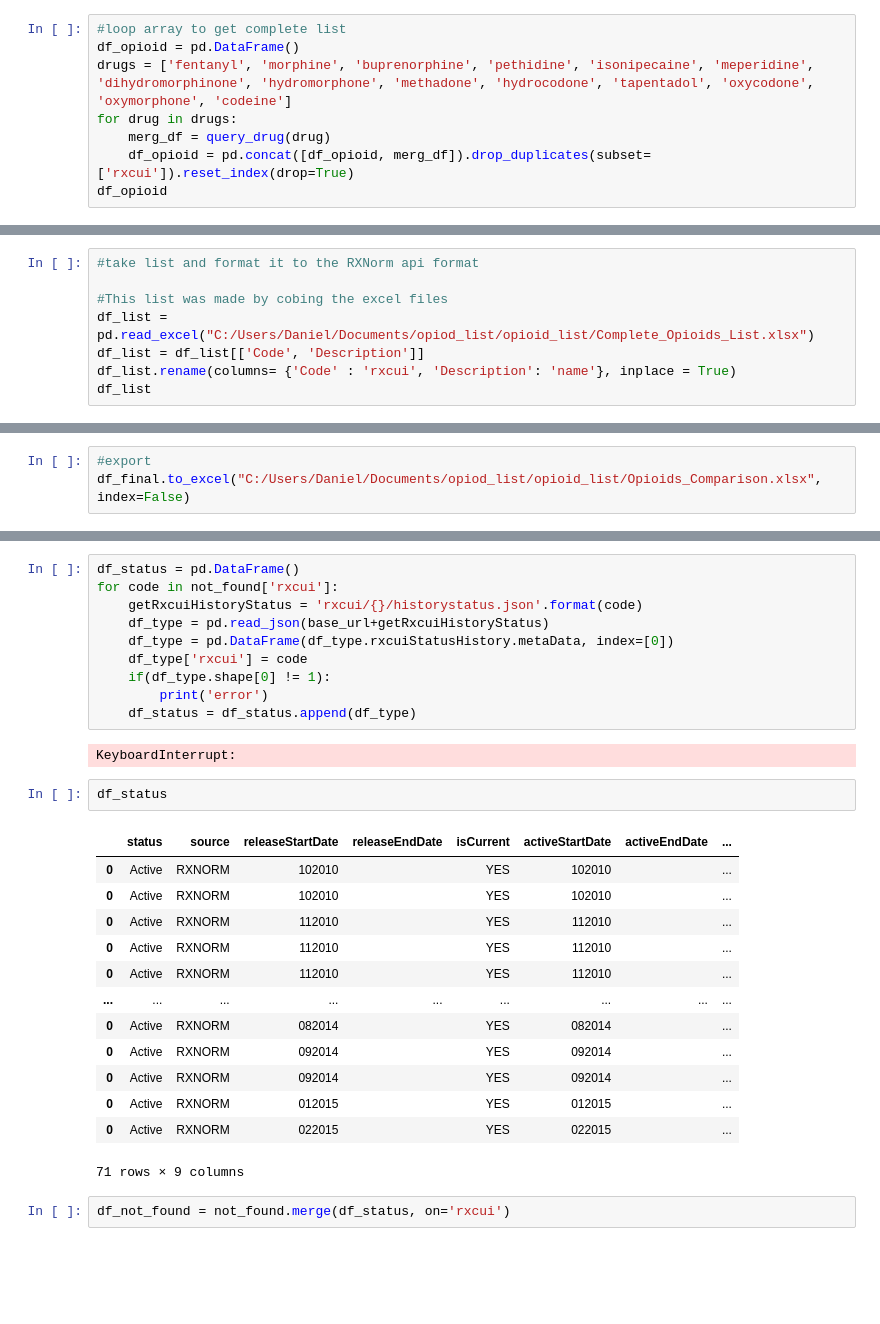
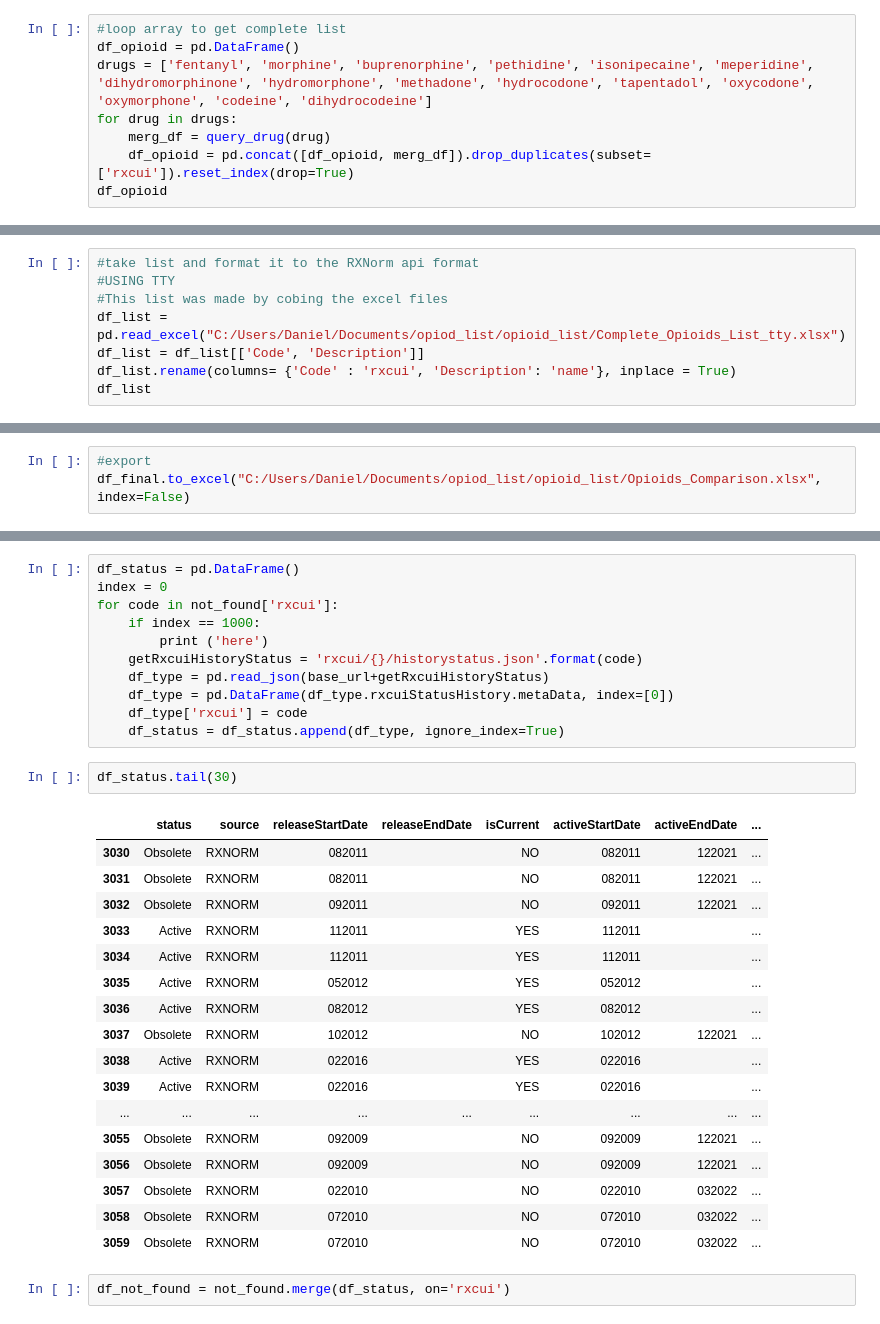
Before and after one commit to danielhmendoza01/Automatic_Code_Sets, a Jupyter notebook: Opioid_Query.ipynb, the cells around one changed output, grey strips where cells are left out. Drawn from its saved outputs; the diff is of its cells as text; blank space fills up the shorter version.

```diff
--- a/Opioid_Query.ipynb
+++ b/Opioid_Query.ipynb
@@ -45,7 +61,7 @@ query_drug('fentanyl')
 # %%
 #loop array to get complete list
 df_opioid = pd.DataFrame()
-drugs = ['fentanyl', 'morphine', 'buprenorphine', 'pethidine', 'isonipecaine', 'meperidine', 'dihydromorphinone', 'hydromorphone', 'methadone', 'hydrocodone', 'tapentadol', 'oxycodone', 'oxymorphone', 'codeine']
+drugs = ['fentanyl', 'morphine', 'buprenorphine', 'pethidine', 'isonipecaine', 'meperidine', 'dihydromorphinone', 'hydromorphone', 'methadone', 'hydrocodone', 'tapentadol', 'oxycodone', 'oxymorphone', 'codeine', 'dihydrocodeine']
 for drug in drugs:
     merg_df = query_drug(drug)
     df_opioid = pd.concat([df_opioid, merg_df]).drop_duplicates(subset=['rxcui']).reset_index(drop=True)
@@ -86,8 +102,8 @@ df_opioid
 # %%
 #take list and format it to the RXNorm api format
-
+#USING TTY
 #This list was made by cobing the excel files
-df_list = pd.read_excel("C:/Users/Daniel/Documents/opiod_list/opioid_list/Complete_Opioids_List.xlsx")
+df_list = pd.read_excel("C:/Users/Daniel/Documents/opiod_list/opioid_list/Complete_Opioids_List_tty.xlsx")
 df_list = df_list[['Code', 'Description']]
 df_list.rename(columns= {'Code' : 'rxcui', 'Description': 'name'}, inplace = True)
 df_list
@@ -232,31 +251,34 @@ See the caveats in the documentation: https://pandas.pydata.org/pandas-docs/stab
 # %%
 df_status = pd.DataFrame()
+index = 0
 for code in not_found['rxcui']:
+    if index == 1000:
+        print ('here')
     getRxcuiHistoryStatus = 'rxcui/{}/historystatus.json'.format(code)
     df_type = pd.read_json(base_url+getRxcuiHistoryStatus)
     df_type = pd.DataFrame(df_type.rxcuiStatusHistory.metaData, index=[0])
     df_type['rxcui'] = code
-    if(df_type.shape[0] != 1):
-        print('error')
-    df_status = df_status.append(df_type)
+    df_status = df_status.append(df_type, ignore_index=True)
-# %% [output]
-KeyboardInterrupt:
 # %%
-df_status
+df_status.tail(30)
 # %% [output]
 |  | status | source | releaseStartDate | releaseEndDate | isCurrent | activeStartDate | activeEndDate | ... |
-| 0 | Active | RXNORM | 102010 |  | YES | 102010 |  | ... |
-| 0 | Active | RXNORM | 102010 |  | YES | 102010 |  | ... |
-| 0 | Active | RXNORM | 112010 |  | YES | 112010 |  | ... |
-| 0 | Active | RXNORM | 112010 |  | YES | 112010 |  | ... |
-| 0 | Active | RXNORM | 112010 |  | YES | 112010 |  | ... |
+| 3030 | Obsolete | RXNORM | 082011 |  | NO | 082011 | 122021 | ... |
+| 3031 | Obsolete | RXNORM | 082011 |  | NO | 082011 | 122021 | ... |
+| 3032 | Obsolete | RXNORM | 092011 |  | NO | 092011 | 122021 | ... |
+| 3033 | Active | RXNORM | 112011 |  | YES | 112011 |  | ... |
+| 3034 | Active | RXNORM | 112011 |  | YES | 112011 |  | ... |
+| 3035 | Active | RXNORM | 052012 |  | YES | 052012 |  | ... |
+| 3036 | Active | RXNORM | 082012 |  | YES | 082012 |  | ... |
+| 3037 | Obsolete | RXNORM | 102012 |  | NO | 102012 | 122021 | ... |
+| 3038 | Active | RXNORM | 022016 |  | YES | 022016 |  | ... |
+| 3039 | Active | RXNORM | 022016 |  | YES | 022016 |  | ... |
 | ... | ... | ... | ... | ... | ... | ... | ... | ... |
-| 0 | Active | RXNORM | 082014 |  | YES | 082014 |  | ... |
-| 0 | Active | RXNORM | 092014 |  | YES | 092014 |  | ... |
-| 0 | Active | RXNORM | 092014 |  | YES | 092014 |  | ... |
-| 0 | Active | RXNORM | 012015 |  | YES | 012015 |  | ... |
-| 0 | Active | RXNORM | 022015 |  | YES | 022015 |  | ... |
+| 3055 | Obsolete | RXNORM | 092009 |  | NO | 092009 | 122021 | ... |
+| 3056 | Obsolete | RXNORM | 092009 |  | NO | 092009 | 122021 | ... |
+| 3057 | Obsolete | RXNORM | 022010 |  | NO | 022010 | 032022 | ... |
+| 3058 | Obsolete | RXNORM | 072010 |  | NO | 072010 | 032022 | ... |
+| 3059 | Obsolete | RXNORM | 072010 |  | NO | 072010 | 032022 | ... |
-71 rows × 9 columns
 # %%
 df_not_found = not_found.merge(df_status, on='rxcui')
 # %%
```
Also changed, not shown: parts of 15 cells of this notebook, 4 other files.
